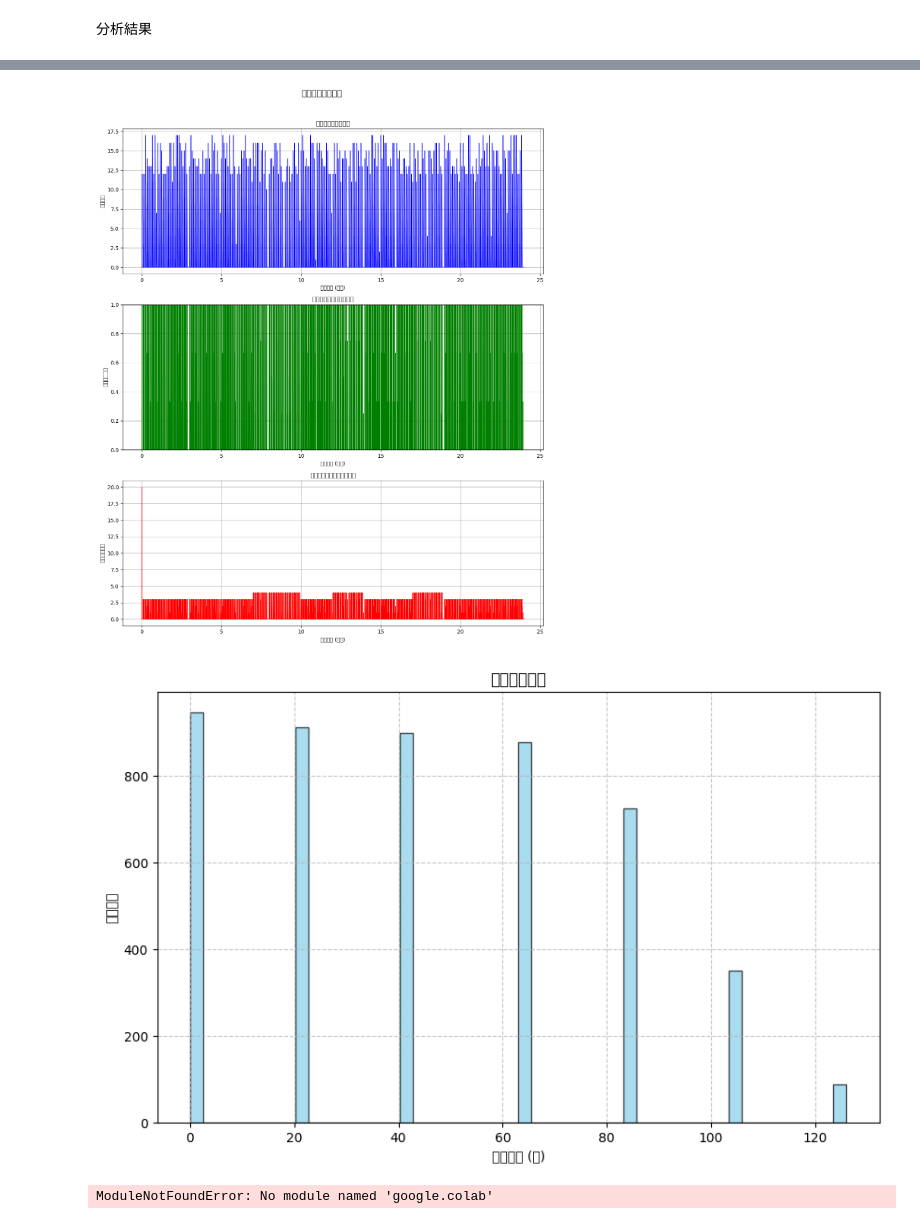
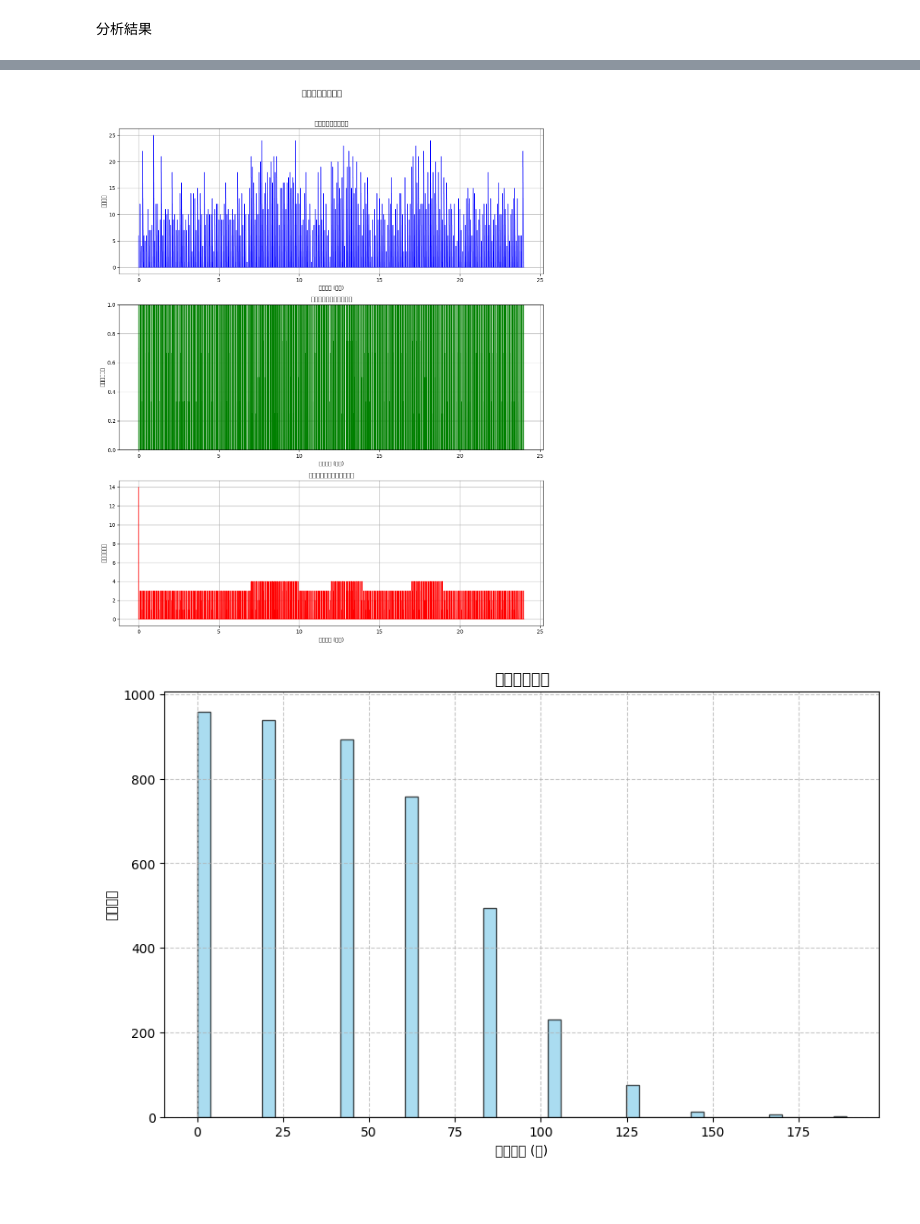
Before and after one commit to jgw0915/SystemDesign_LittlesLaws, a Jupyter notebook: optimized_system/optimized_system.ipynb, the cells around one changed output, grey strips where cells are left out. Drawn from its saved outputs; the diff is of its cells as text; code cells hidden in the pictures; blank space fills up the shorter version.

```diff
--- a/optimized_system/optimized_system.ipynb
+++ b/optimized_system/optimized_system.ipynb
@@ -405,7 +405,7 @@ class SystemSimulator:
         self.time_records = []
 
         # 模擬不同負載的時段
-        self.peak_hours = [7, 8, 9, 12, 13, 17, 18]  # 尖峰時段
+        self.peak_hours = [1,3,5,7, 8, 9, 12, 13, 17, 18]  # 尖峰時段 10
 
         print(f"初始化{'優化' if is_optimized else '基本'}系統模擬器 (模擬時長: {simulation_hours}小時)")
 
@@ -437,41 +437,35 @@ class SystemSimulator:
 
         return optimal_threads
 
+    def get_hourly_target(self, hour):
+        """
+        根據當前小時返回該小時目標任務數，
+        例如：尖峰時段設定為 240，其它為 160，全天平均約200。
+        """
+        if hour in self.peak_hours:
+            return 240
+        else:
+            return 160
+
     def generate_jobs(self):
-        """產生新任務"""
-        # 檢查是否進入新的小時
+        """產生新任務，調整尖峰時段與分布更平滑"""
         current_hour = self.current_time // 3600
         if current_hour > self.hour_start_time // 3600:
             self.total_jobs_in_hour = 0
             self.hour_start_time = current_hour * 3600
 
-        # 確定產生任務數量
-        if self.is_optimized:
-            # 考慮當前佇列大小和系統負載
-            queue_size = len(self.job_queue)
-            running_jobs = sum(1 for job in self.thread_status.values()
-                                if job["state"] == "RUNNING")
+        # 根據當前小時目標決定總量
+        hourly_target = self.get_hourly_target(current_hour)
+        remaining_jobs = hourly_target - self.total_jobs_in_hour
 
-            # 計算系統負載因子
-            # TODO： 理解 Optimal Thread Count 的計算方式
-            current_thread_count = self.get_thread_count()
-            load_factor = (running_jobs + queue_size) / max(1, current_thread_count)
+        # 為使任務分布更平滑，這裡使用 Poisson 分布產生本次 5 分鐘的任務數，
+        # 均值設定為剩餘任務數除以剩餘的 5 分鐘間隔數
+        remaining_intervals = max(1, (3600 - (self.current_time - self.hour_start_time)) // 300)
+        lam = remaining_jobs / remaining_intervals
 
-            # 根據負載調整產生數量
-            if load_factor > 1.2:  # 負載很高
-                num_jobs = random.randint(1, 5)
-            elif load_factor < 0.3:  # 負載很低
-                num_jobs = random.randint(15, 20)
-            else:  # 負載適中
-                num_jobs = random.randint(5, 15)
-        else:
-            # 簡單版本：固定隨機數 (1-20)
-            num_jobs = random.randint(1, 20)
-
-        # 確保不超過每小時限制
-        # TODO： 用函式代替每小時平均數量，以真實表現尖峰時段
-        remaining_jobs = 200 - self.total_jobs_in_hour
-        num_jobs = min(num_jobs, remaining_jobs)
+        # 使用 numpy.random.poisson 生成任務數（並限制不超過 40，避免過多）
+        num_jobs = int(np.random.poisson(lam))
+        num_jobs = max(1, min(num_jobs, 40, remaining_jobs))
 
         # 產生任務
         for _ in range(num_jobs):
@@ -766,6 +760,5 @@ with open('optimized_system_results.pkl', 'wb') as f:
 300+秒: 0.00%
 
 ==================================================
-[figure, old version]
+[figure, new version]
-[figure, old version]
+[figure, new version]
-ModuleNotFoundError: No module named 'google.colab'
```
Also changed, not shown: parts of 1 cell of this notebook, 1 other file.
